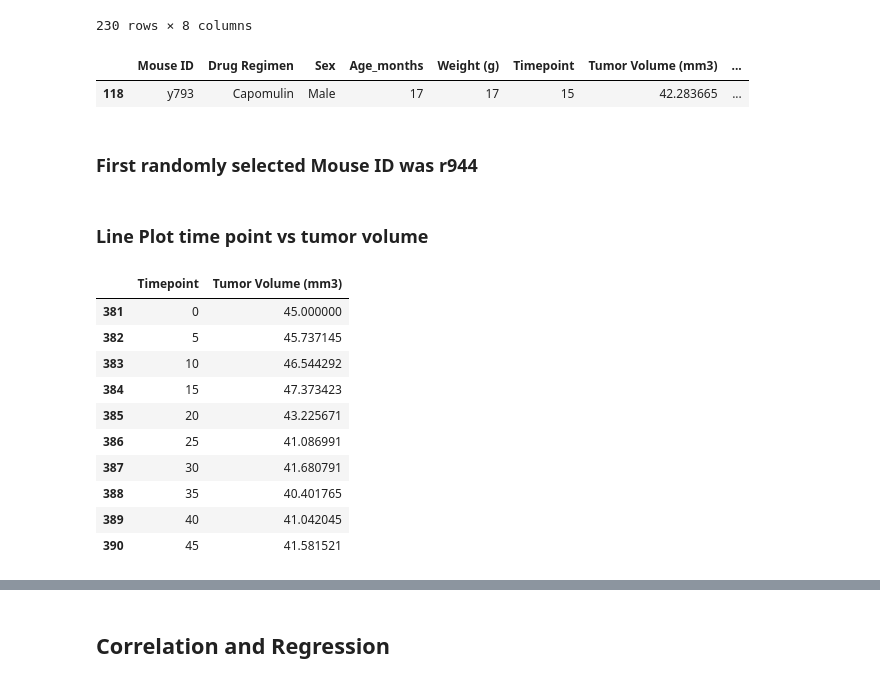
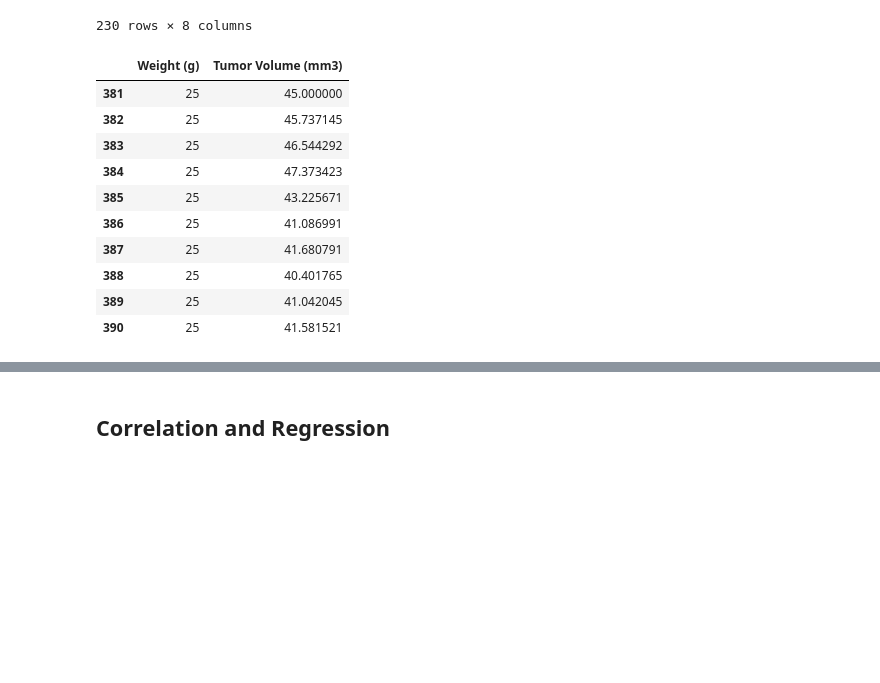
Before and after one commit to AlineHornoff/Pymaceuticals_challenge, a Jupyter notebook: Pymaceuticals/pymaceuticals_starter.ipynb, the cells around one changed output, grey strips where cells are left out. Cells and saved outputs as stored; diff of their text form; code cells hidden in the pictures; blank space fills up the shorter version.

```diff
--- a/Pymaceuticals/pymaceuticals_starter.ipynb
+++ b/Pymaceuticals/pymaceuticals_starter.ipynb
@@ -433,30 +429,22 @@ CapomulinTreatmentMice
 | 1454 | r157 | Capomulin | Male | 22 | 25 | 10 | 46.059608 | ... |
 | 1455 | r157 | Capomulin | Male | 22 | 25 | 15 | 46.539206 | ... |
 230 rows × 8 columns
-# %%
-# Select randomly using sample() without parameters
-CapomulinTreatmentMice.sample()
-# %% [output]
-|  | Mouse ID | Drug Regimen | Sex | Age_months | Weight (g) | Timepoint | Tumor Volume (mm3) | ... |
-| 118 | y793 | Capomulin | Male | 17 | 17 | 15 | 42.283665 | ... |
-# %% [markdown]
-### First randomly selected Mouse ID was r944
-# %% [markdown]
-### Line Plot time point vs tumor volume
 # %%
-# For Mouse ID 'r944' get time point and tumor volume
-MouseTP_r944 = MouseDataClean_df[['Timepoint', 'Tumor Volume (mm3)']] \
+# Generate a line plot of time point versus tumor volume for Mouse ID 'r944' treated with Capomulin
+
+# For Mouse ID 'r944' get mouse weight and average tumor volume
+Mouse_r944 = MouseDataClean_df[['Weight (g)', 'Tumor Volume (mm3)']] \
             .loc[(MouseDataClean_df['Drug Regimen'] == 'Capomulin') & (MouseDataClean_df['Mouse ID']=='r944')]
-MouseTP_r944
+Mouse_r944
 # %% [output]
-|  | Timepoint | Tumor Volume (mm3) |
-| 381 | 0 | 45.000000 |
-| 382 | 5 | 45.737145 |
-| 383 | 10 | 46.544292 |
-| 384 | 15 | 47.373423 |
-| 385 | 20 | 43.225671 |
+|  | Weight (g) | Tumor Volume (mm3) |
+| 381 | 25 | 45.000000 |
+| 382 | 25 | 45.737145 |
+| 383 | 25 | 46.544292 |
+| 384 | 25 | 47.373423 |
+| 385 | 25 | 43.225671 |
 | 386 | 25 | 41.086991 |
-| 387 | 30 | 41.680791 |
-| 388 | 35 | 40.401765 |
-| 389 | 40 | 41.042045 |
-| 390 | 45 | 41.581521 |
+| 387 | 25 | 41.680791 |
+| 388 | 25 | 40.401765 |
+| 389 | 25 | 41.042045 |
+| 390 | 25 | 41.581521 |
```
Also changed, not shown: parts of 11 cells of this notebook.
